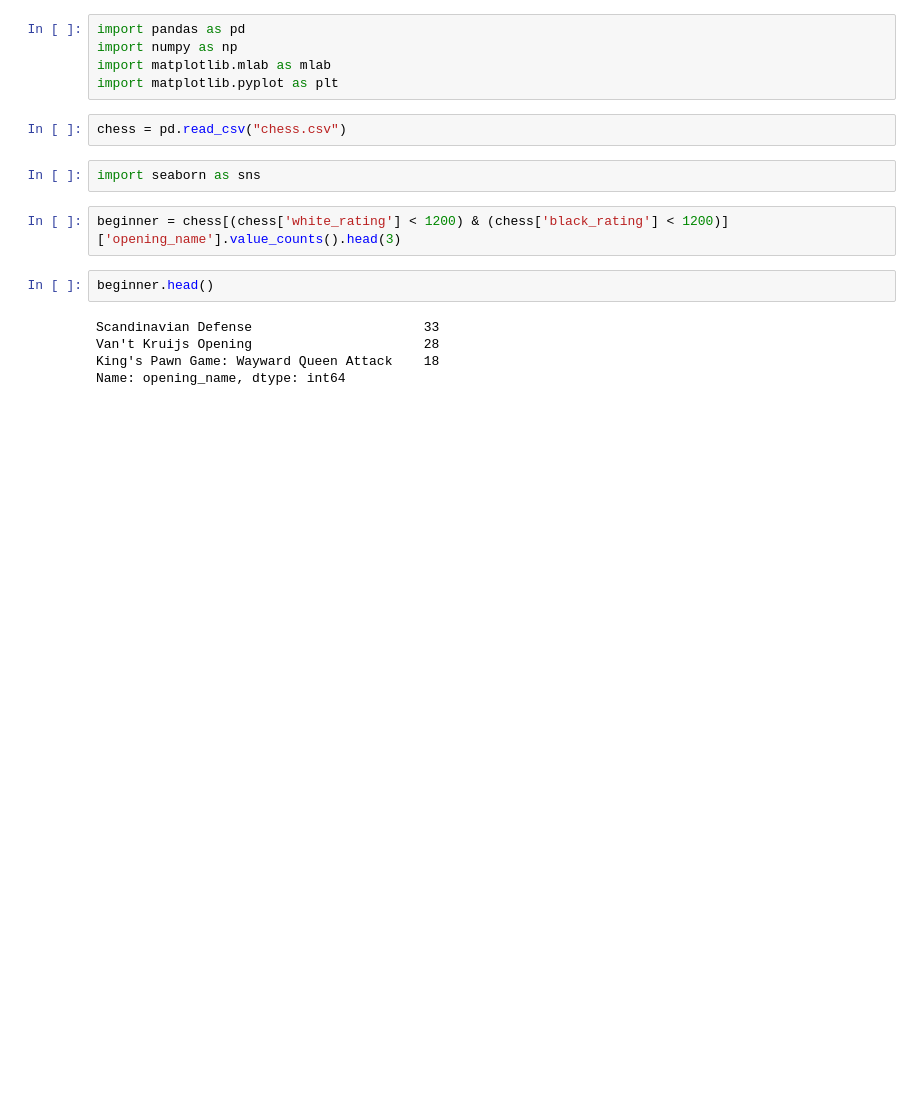
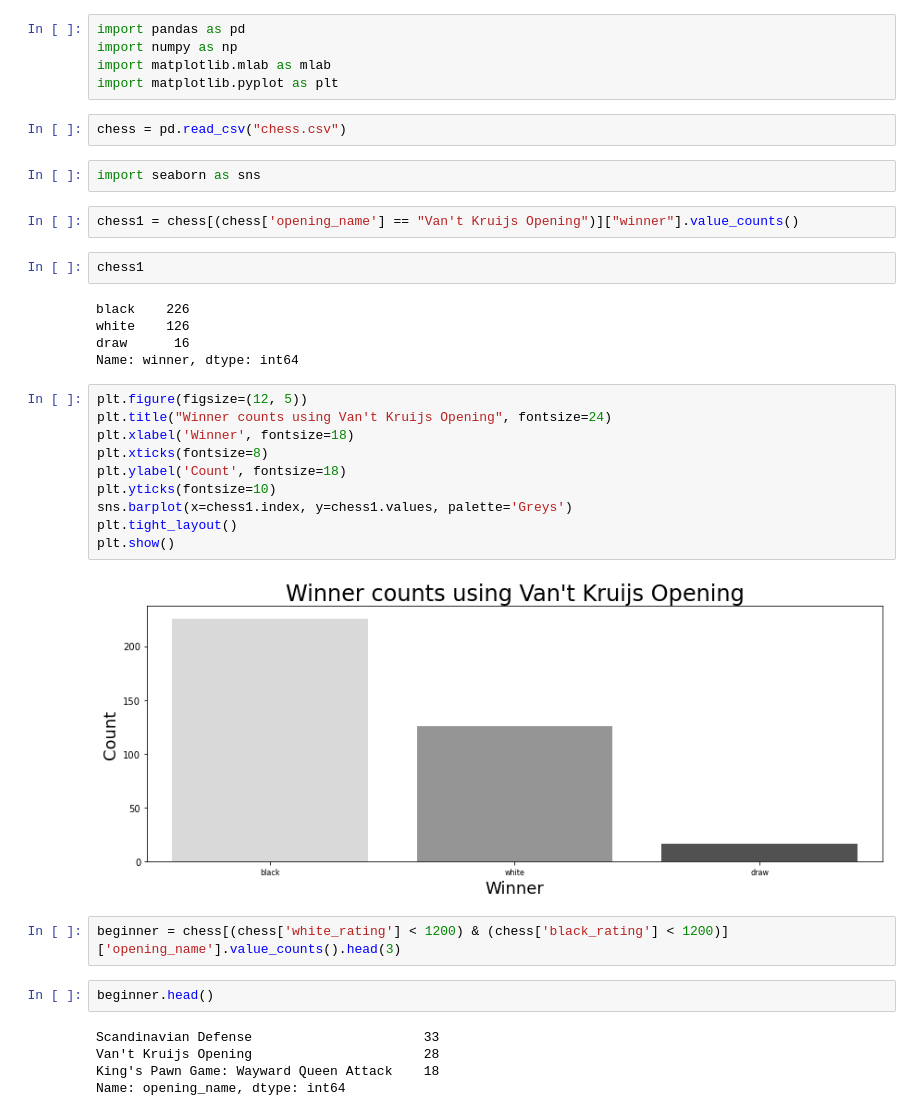
Before and after one commit to KellyJoMc/Kelly-McKinney-Final-Project, a Jupyter notebook: Analysis of opening moves and winner (to create visuals).ipynb, the cells around one changed output. Drawn from its saved outputs; the diff is of its cells as text; blank space fills up the shorter version.

```diff
--- a/Analysis of opening moves and winner (to create visuals).ipynb
+++ b/Analysis of opening moves and winner (to create visuals).ipynb
@@ -7,6 +7,27 @@ import matplotlib.pyplot as plt
 chess = pd.read_csv("chess.csv")
 # %%
 import seaborn as sns
+# %%
+chess1 = chess[(chess['opening_name'] == "Van't Kruijs Opening")]["winner"].value_counts()
+# %%
+chess1
+# %% [output]
+black    226
+white    126
+draw      16
+Name: winner, dtype: int64
+# %%
+plt.figure(figsize=(12, 5))
+plt.title("Winner counts using Van't Kruijs Opening", fontsize=24)
+plt.xlabel('Winner', fontsize=18)
+plt.xticks(fontsize=8)
+plt.ylabel('Count', fontsize=18)
+plt.yticks(fontsize=10)
+sns.barplot(x=chess1.index, y=chess1.values, palette='Greys')
+plt.tight_layout()
+plt.show()
+# %% [output]
+[figure, added]
 # %%
 beginner = chess[(chess['white_rating'] < 1200) & (chess['black_rating'] < 1200)]['opening_name'].value_counts().head(3)
 # %%
```
Also changed, not shown: parts of 4 cells of this notebook.
